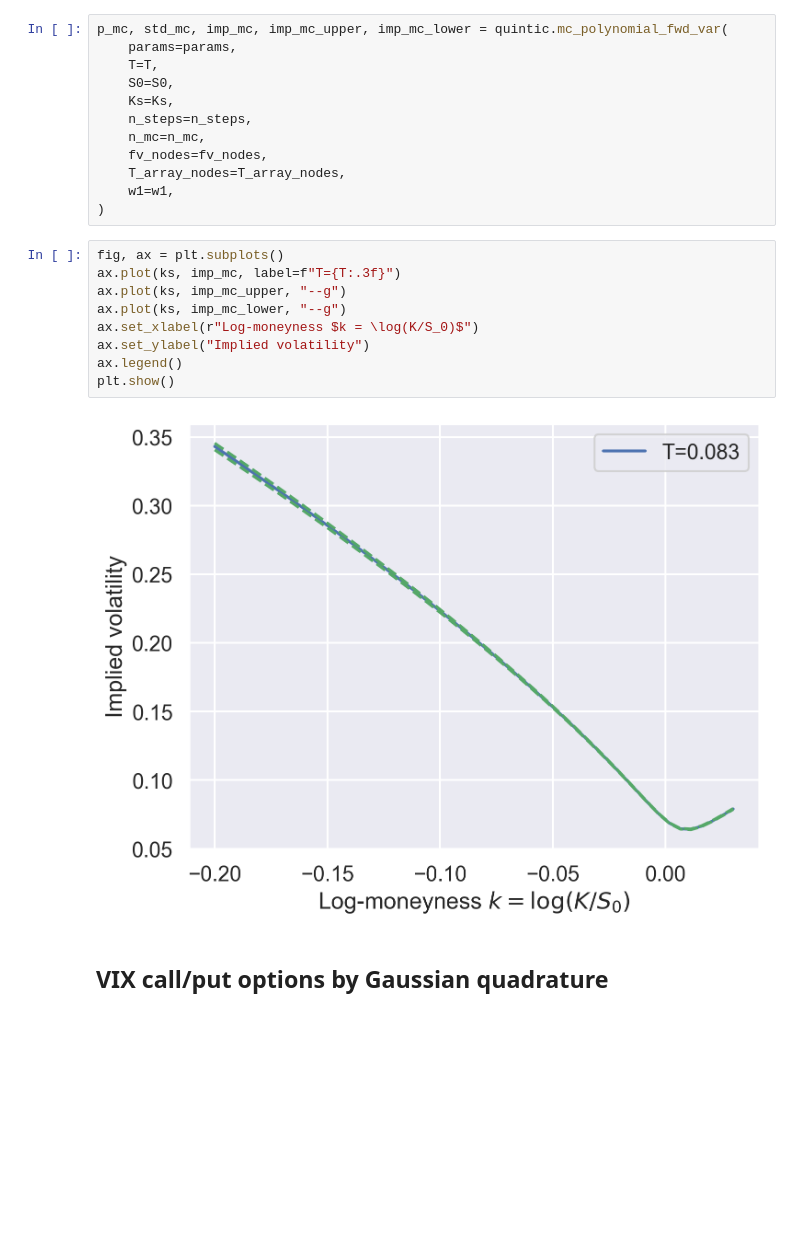
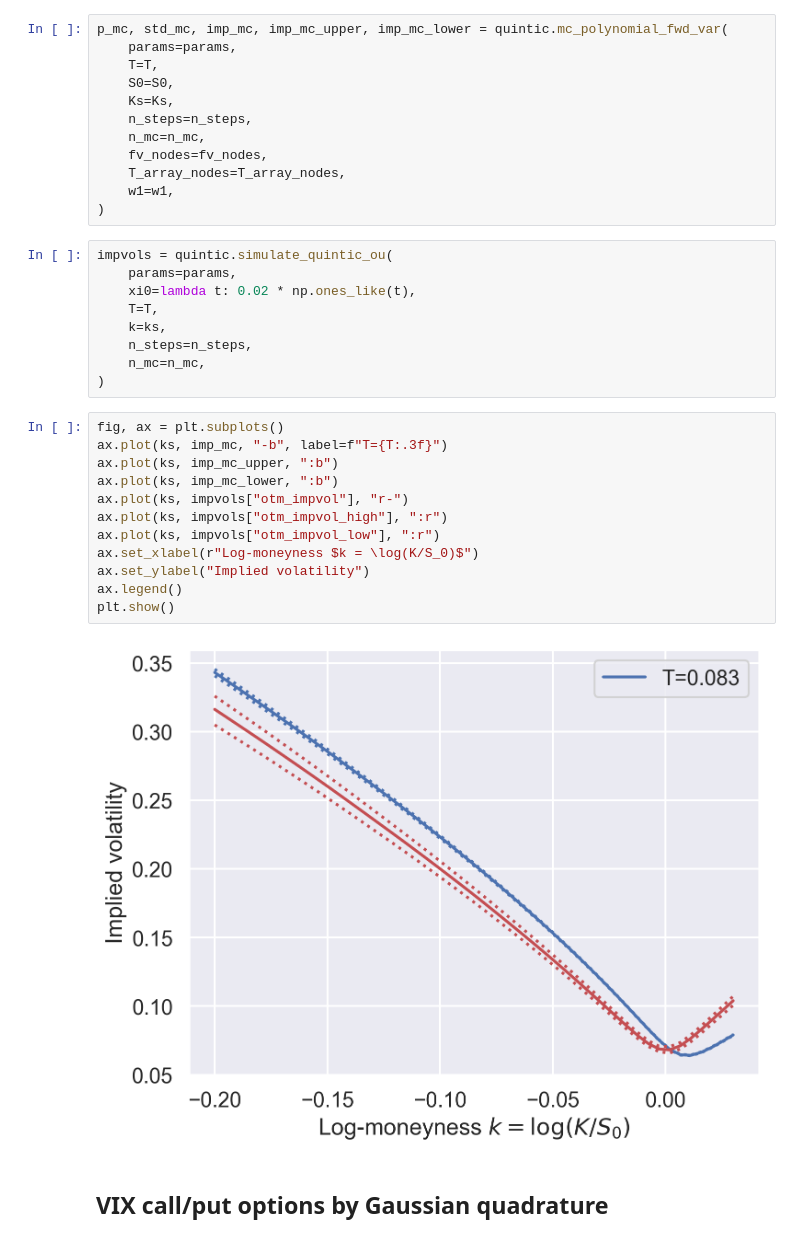
Before and after one commit to fbourgey/quintic-ou, a Jupyter notebook: quintic_ou.ipynb, the cells around one changed output. Cells and saved outputs as stored; diff of their text form; blank space fills up the shorter version.

```diff
--- a/quintic_ou.ipynb
+++ b/quintic_ou.ipynb
@@ -73,17 +135,29 @@ p_mc, std_mc, imp_mc, imp_mc_upper, imp_mc_lower = quintic.mc_polynomial_fwd_var
     T_array_nodes=T_array_nodes,
     w1=w1,
 )
+# %%
+impvols = quintic.simulate_quintic_ou(
+    params=params,
+    xi0=lambda t: 0.02 * np.ones_like(t),
+    T=T,
+    k=ks,
+    n_steps=n_steps,
+    n_mc=n_mc,
+)
 # %%
 fig, ax = plt.subplots()
-ax.plot(ks, imp_mc, label=f"T={T:.3f}")
-ax.plot(ks, imp_mc_upper, "--g")
-ax.plot(ks, imp_mc_lower, "--g")
+ax.plot(ks, imp_mc, "-b", label=f"T={T:.3f}")
+ax.plot(ks, imp_mc_upper, ":b")
+ax.plot(ks, imp_mc_lower, ":b")
+ax.plot(ks, impvols["otm_impvol"], "r-")
+ax.plot(ks, impvols["otm_impvol_high"], ":r")
+ax.plot(ks, impvols["otm_impvol_low"], ":r")
 ax.set_xlabel(r"Log-moneyness $k = \log(K/S_0)$")
 ax.set_ylabel("Implied volatility")
 ax.legend()
 plt.show()
 # %% [output]
-[figure, old version]
+[figure, new version]
 # %% [markdown]
 ## VIX call/put options by Gaussian quadrature
 # %%
```
Also changed, not shown: parts of 6 cells of this notebook, 2 other files.
